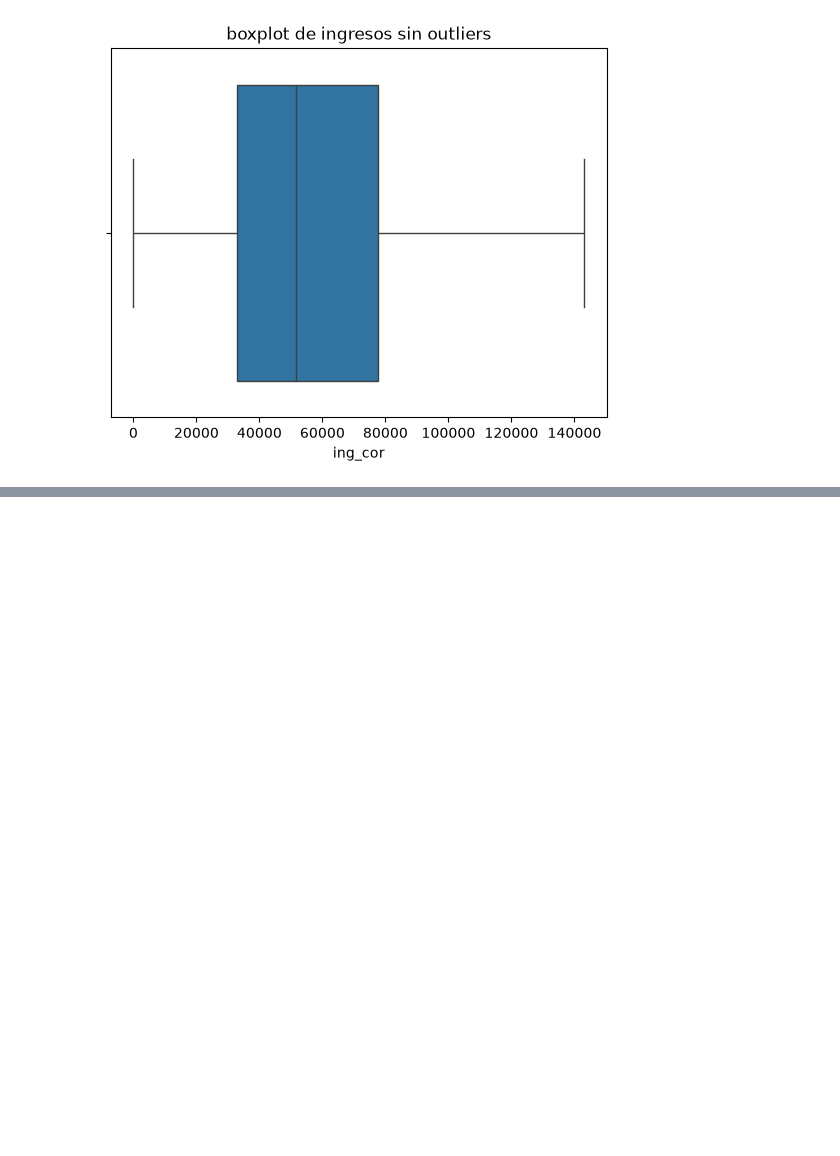
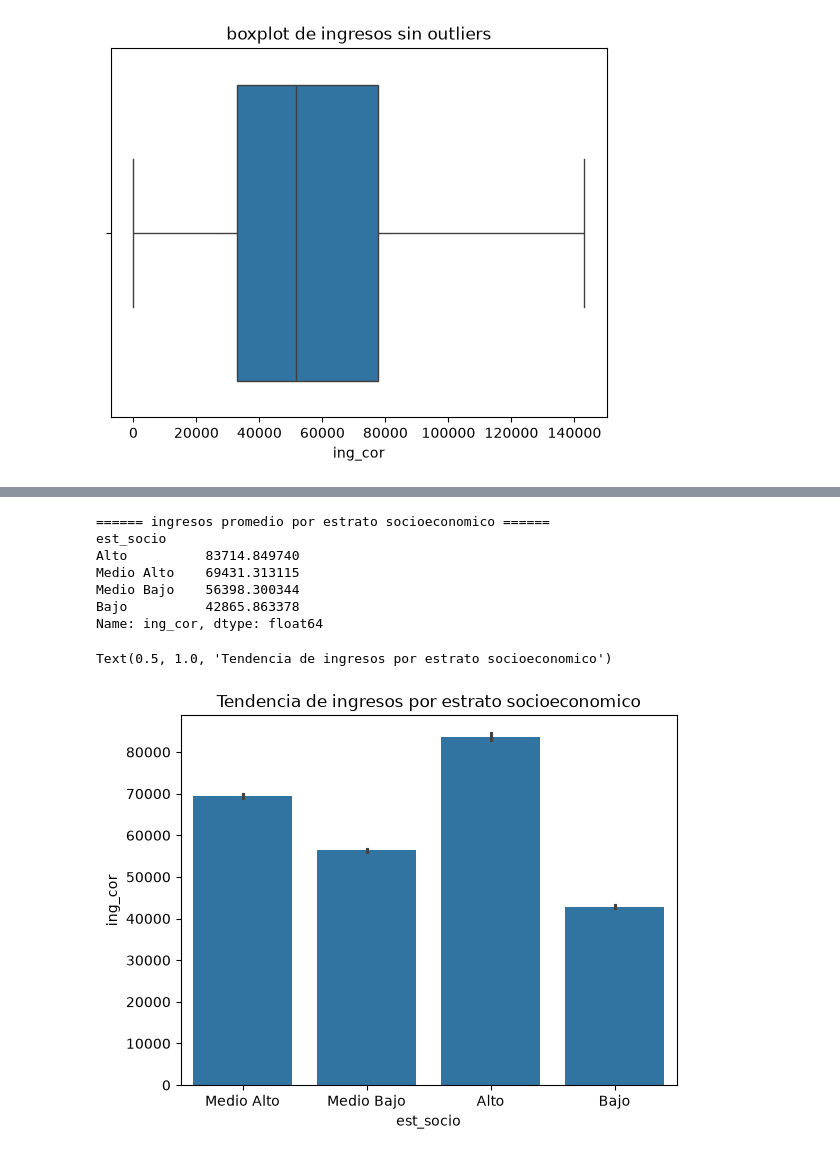
Before and after one commit to OswaldoRamAlv/ENIGH-2024---regresi-n-ingresos, a Jupyter notebook: code/Hogares/EDA_Hog.ipynb, the cells around one changed output, grey strips where cells are left out. Drawn from its saved outputs; the diff is of its cells as text; code cells hidden in the pictures; blank space fills up the shorter version.

```diff
--- a/code/Hogares/EDA_Hog.ipynb
+++ b/code/Hogares/EDA_Hog.ipynb
@@ -160,0 +219,15 @@ Text(0.5, 1.0, 'boxplot de ingresos sin outliers')
+# %%
+# tendencias de ingresos por est_socio
+print('====== ingresos promedio por estrato socioeconomico ======')
+print(hogares_eda.groupby('est_socio')['ing_cor'].mean().sort_values(ascending=False))
+sns.barplot(x='est_socio', y='ing_cor', data=hogares_eda).set_title('Tendencia de ingresos por estrato socioeconomico')
+# %% [output]
+====== ingresos promedio por estrato socioeconomico ======
+est_socio
+Alto          83714.849740
+Medio Alto    69431.313115
+Medio Bajo    56398.300344
+Bajo          42865.863378
+Name: ing_cor, dtype: float64
+Text(0.5, 1.0, 'Tendencia de ingresos por estrato socioeconomico')
+[figure, added]
```
Also changed, not shown: parts of 28 cells of this notebook.
